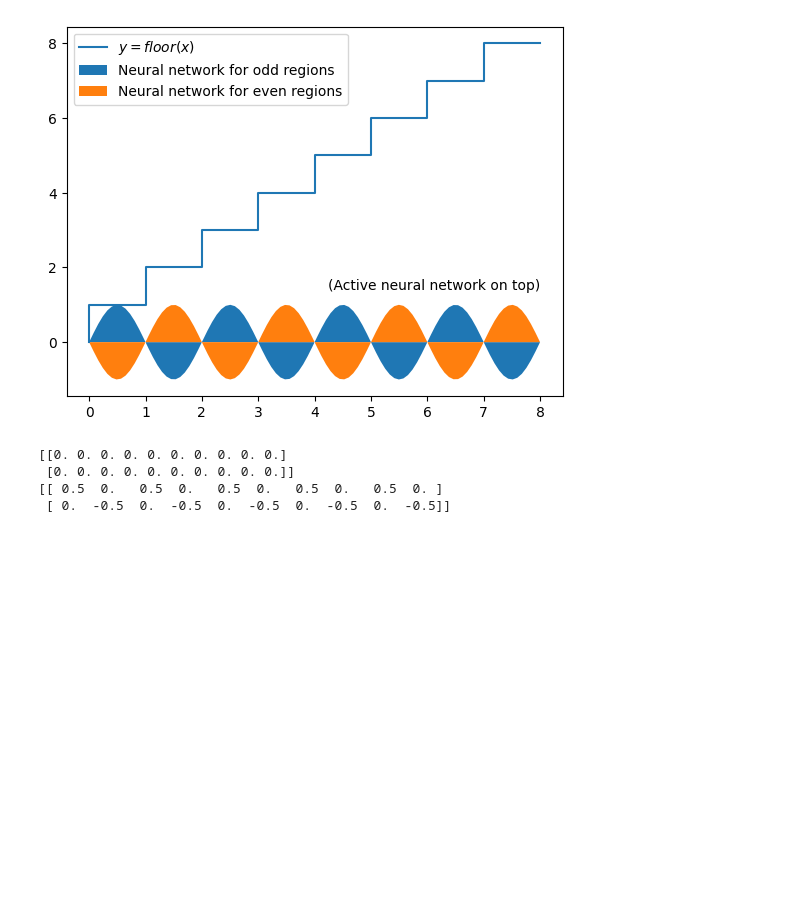
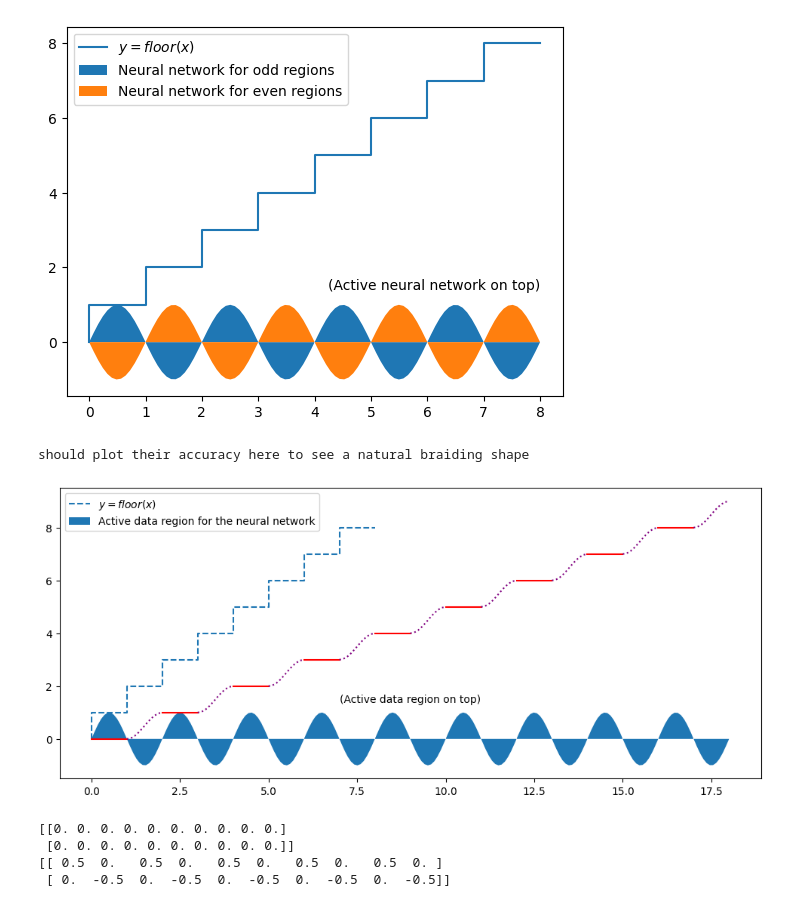
Before and after one commit to cabenav/ACSE-universal-ansatze, a Jupyter notebook: paper-plotting.ipynb, the cells around one changed output. Drawn from its saved outputs; the diff is of its cells as text; code cells hidden in the pictures; blank space fills up the shorter version.

Commit message:
polish printing

```diff
--- a/paper-plotting.ipynb
+++ b/paper-plotting.ipynb
@@ -2444,6 +2444,34 @@ plt.savefig('fig/floor.pdf')
 # %% [output]
 should pring their accuracy here to see a natural braiding shape
 [figure]
+# %%
+import numpy as np
+import matplotlib.pyplot as plt
+plt.figure(figsize=(12,5))
+n = 8
+x = np.arange(n+1)
+plt.step(x,x,'--',label='$y=floor(x)$')
+for i in range(n+1):
+    x=[2*i,2*i+1]
+    y=[i,i]
+    plt.step(x,y,color='red')
+    x=np.linspace(2*i+1,2*i+2,10)
+    plt.plot(x,i+0.5+np.cos(x*np.pi)/2,':',color='purple')
+
+x,y = n+3 , 1.5
+plt.annotate(f'(Active data region on top)', (x, y), ha='right',va='center')
+
+x = np.linspace(0,n*2+2,200)
+#print(x)
+y1=np.sin(x*np.pi)
+plt.fill_between(x,y1,y2=0,label='Active data region for the neural network')
+#plt.fill_between(x,-y1,y2=0,label='Neural network for even regions')
+plt.legend()
+print('should plot their accuracy here to see a natural braiding shape')
+plt.savefig('fig/extend.pdf')
+# %% [output]
+should plot their accuracy here to see a natural braiding shape
+[figure, added]
 # %%
 n = 10
 x = np.arange(n)
```
